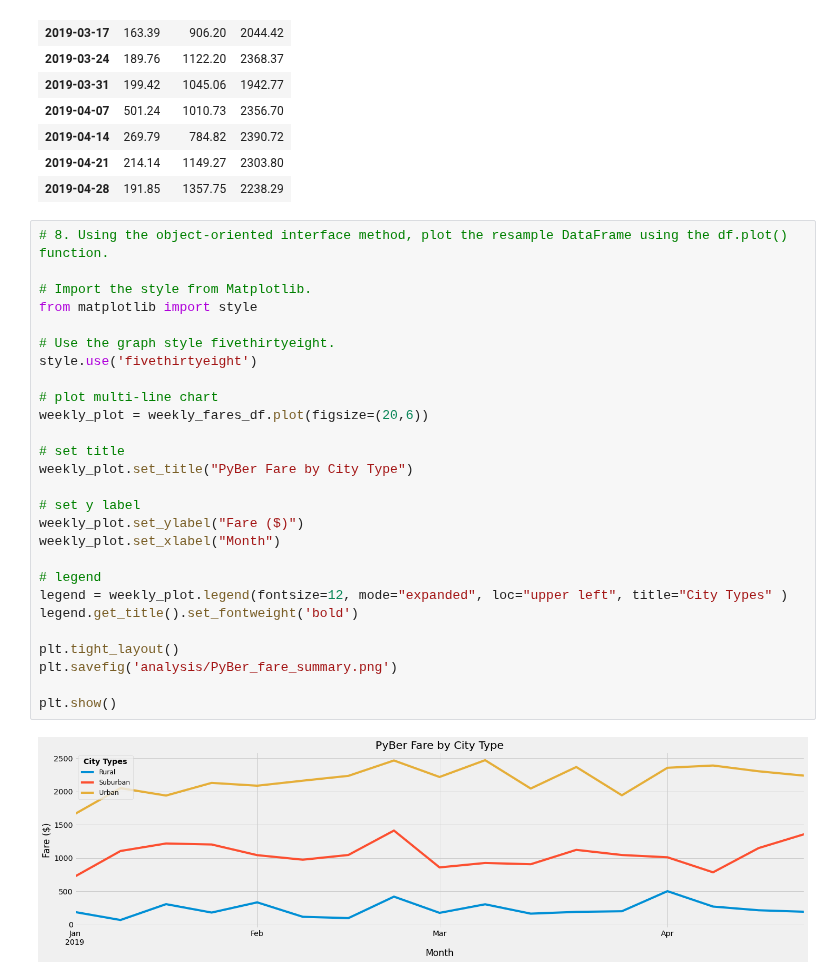
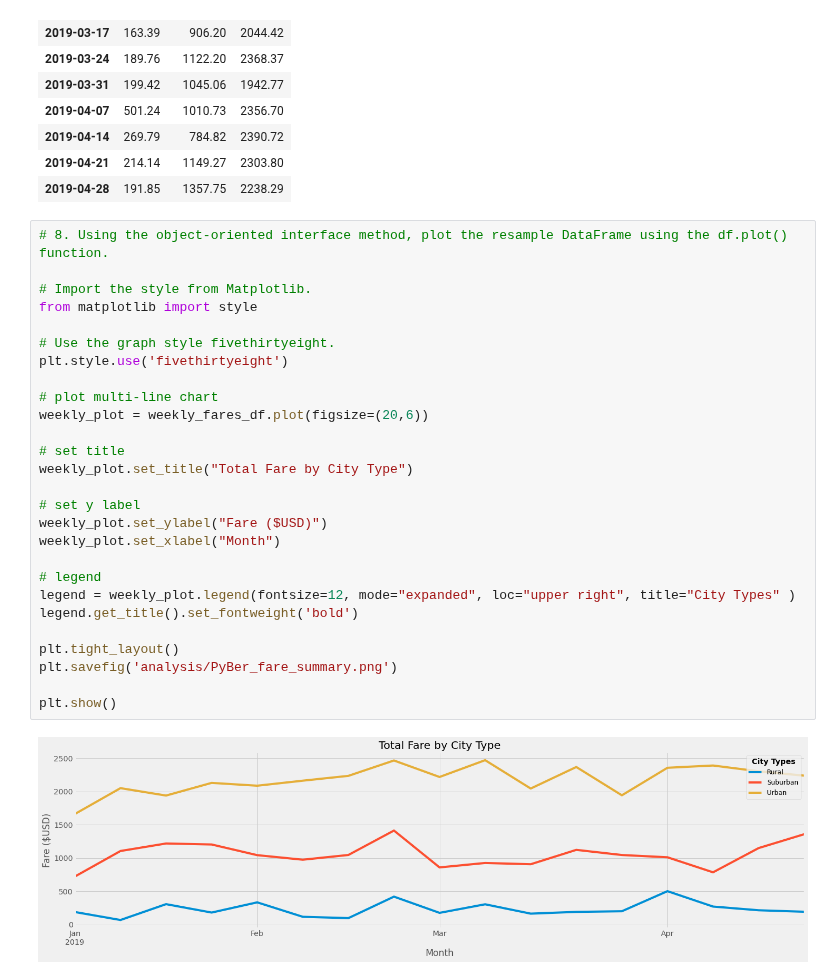
Before and after one commit to mwalbers1/Data-Analytics-Bootcamp, a Jupyter notebook: pyber-analysis/PyBer_Challenge.ipynb, the cells around one changed output. Drawn from its saved outputs; the diff is of its cells as text.

```diff
--- a/pyber-analysis/PyBer_Challenge.ipynb
+++ b/pyber-analysis/PyBer_Challenge.ipynb
@@ -211,29 +211,29 @@ weekly_fares_df
 # %%
 # 8. Using the object-oriented interface method, plot the resample DataFrame using the df.plot() function.
 
 # Import the style from Matplotlib.
 from matplotlib import style
 
 # Use the graph style fivethirtyeight.
-style.use('fivethirtyeight')
+plt.style.use('fivethirtyeight')
 
 # plot multi-line chart
 weekly_plot = weekly_fares_df.plot(figsize=(20,6))
 
 # set title
-weekly_plot.set_title("PyBer Fare by City Type")
+weekly_plot.set_title("Total Fare by City Type")
 
 # set y label
-weekly_plot.set_ylabel("Fare ($)")
+weekly_plot.set_ylabel("Fare ($USD)")
 weekly_plot.set_xlabel("Month")
 
 # legend
-legend = weekly_plot.legend(fontsize=12, mode="expanded", loc="upper left", title="City Types" )
+legend = weekly_plot.legend(fontsize=12, mode="expanded", loc="upper right", title="City Types" )
 legend.get_title().set_fontweight('bold')
 
 plt.tight_layout()
 plt.savefig('analysis/PyBer_fare_summary.png')
 
 plt.show()
 # %% [output]
-[figure, old version]
+[figure, new version]
```
Also changed, not shown: 2 other files.
